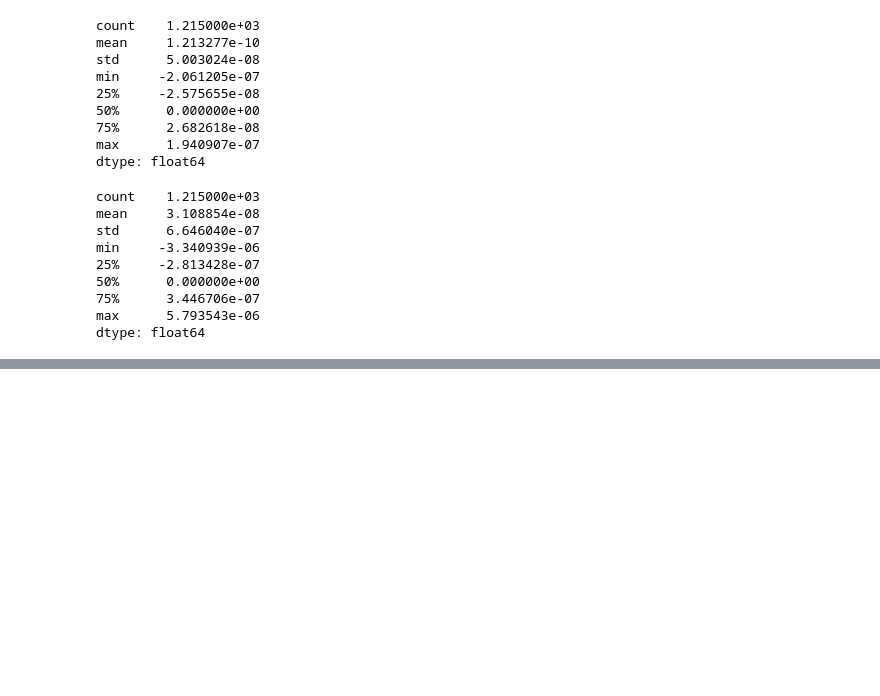
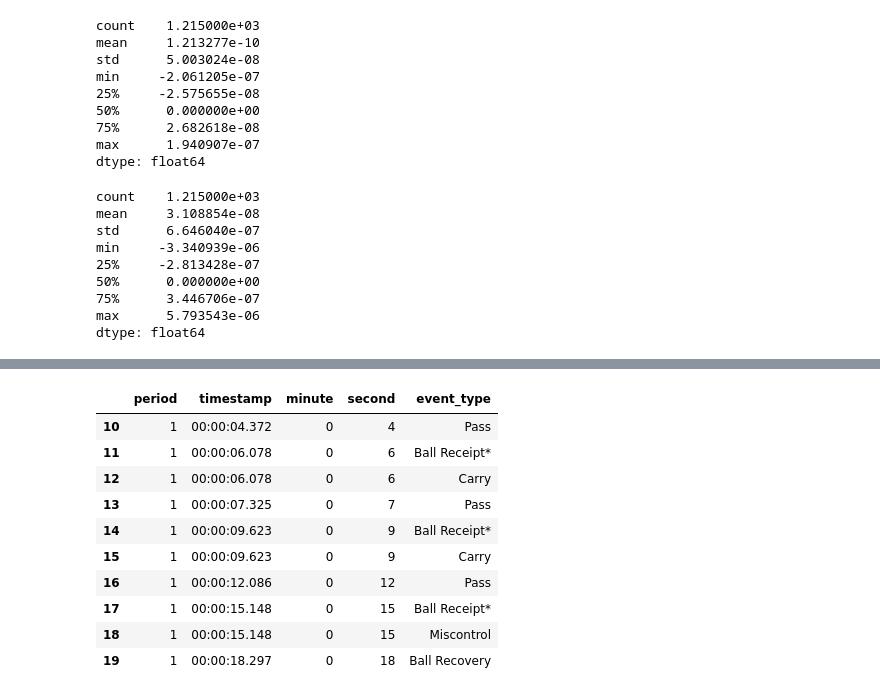
Before and after one commit to charalampisandreou/xPass-Project, a Jupyter notebook: notebooks/week3_etl_pipeline.ipynb, the cells around one changed output, grey strips where cells are left out. Saved outputs shown, nothing was run; the diff lists cells and outputs as text; code cells hidden in the pictures; blank space fills up the shorter version.

```diff
--- a/notebooks/week3_etl_pipeline.ipynb
+++ b/notebooks/week3_etl_pipeline.ipynb
@@ -378,0 +409,14 @@ df_pass.drop(columns = ['length_calc'], inplace=True)
+# %%
+df[['period', 'timestamp', 'minute', 'second', 'event_type']].iloc[10:20]
+# %% [output]
+|  | period | timestamp | minute | second | event_type |
+| 10 | 1 | 00:00:04.372 | 0 | 4 | Pass |
+| 11 | 1 | 00:00:06.078 | 0 | 6 | Ball Receipt* |
+| 12 | 1 | 00:00:06.078 | 0 | 6 | Carry |
+| 13 | 1 | 00:00:07.325 | 0 | 7 | Pass |
+| 14 | 1 | 00:00:09.623 | 0 | 9 | Ball Receipt* |
+| 15 | 1 | 00:00:09.623 | 0 | 9 | Carry |
+| 16 | 1 | 00:00:12.086 | 0 | 12 | Pass |
+| 17 | 1 | 00:00:15.148 | 0 | 15 | Ball Receipt* |
+| 18 | 1 | 00:00:15.148 | 0 | 15 | Miscontrol |
+| 19 | 1 | 00:00:18.297 | 0 | 18 | Ball Recovery |
```
Also changed, not shown: parts of 19 cells of this notebook.
